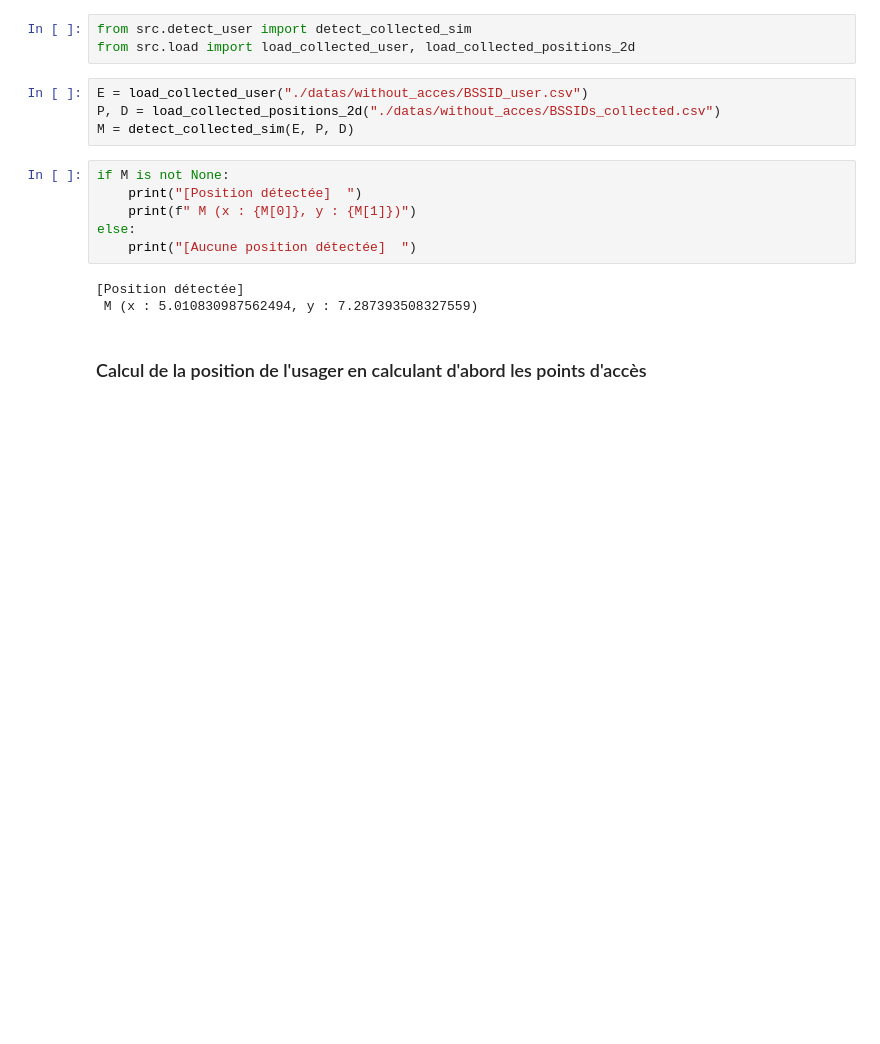
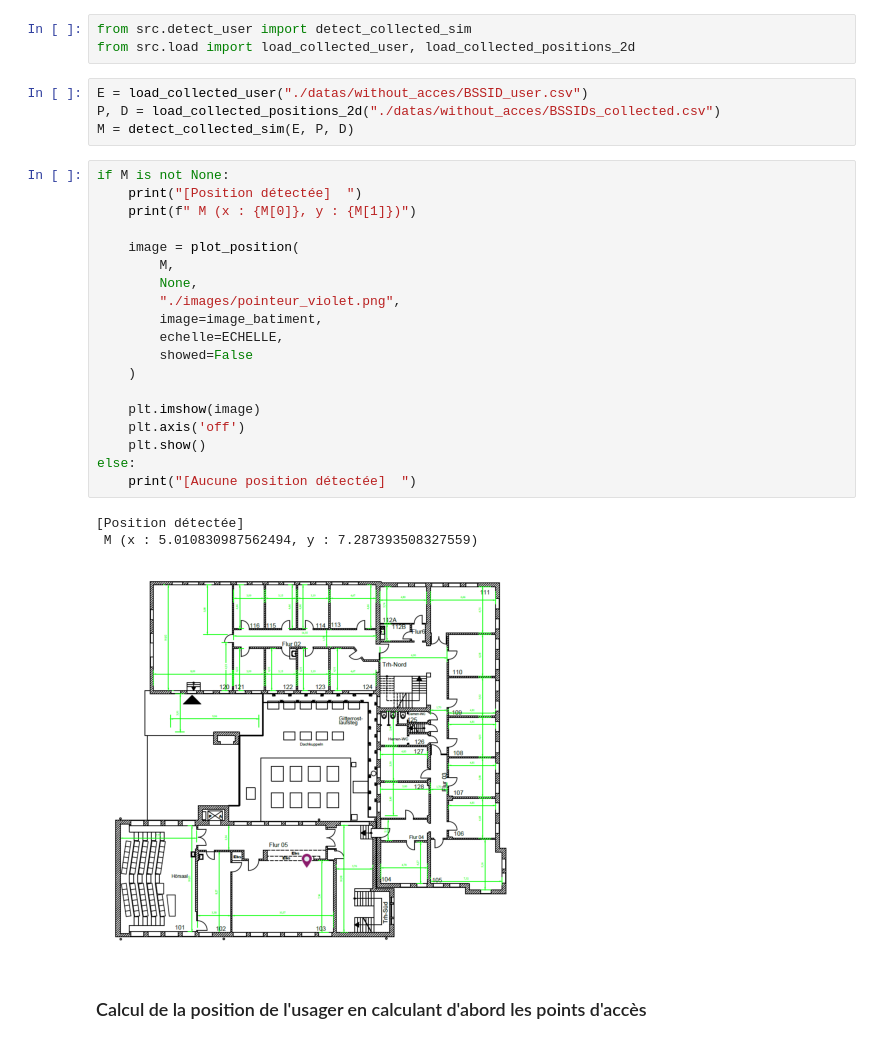
Before and after one commit to MbeHenri/detect_user_building, a Jupyter notebook: main.ipynb, the cells around one changed output. Drawn from its saved outputs; the diff is of its cells as text; blank space fills up the shorter version.

```diff
--- a/main.ipynb
+++ b/main.ipynb
@@ -97,12 +125,26 @@ M = detect_collected_sim(E, P, D)
 # %%
 if M is not None:
     print("[Position détectée]  ")
     print(f" M (x : {M[0]}, y : {M[1]})")
+
+    image = plot_position(
+        M,
+        None,
+        "./images/pointeur_violet.png",
+        image=image_batiment,
+        echelle=ECHELLE,
+        showed=False
+    )
+
+    plt.imshow(image)
+    plt.axis('off')
+    plt.show()
 else:
     print("[Aucune position détectée]  ")
 # %% [output]
 [Position détectée]
  M (x : 5.010830987562494, y : 7.287393508327559)
+[figure, added]
 # %% [markdown]
 ### Calcul de la position de l'usager en calculant d'abord les points d'accès
 # %% [markdown]
```
Also changed, not shown: parts of 9 cells of this notebook, 12 other files.
